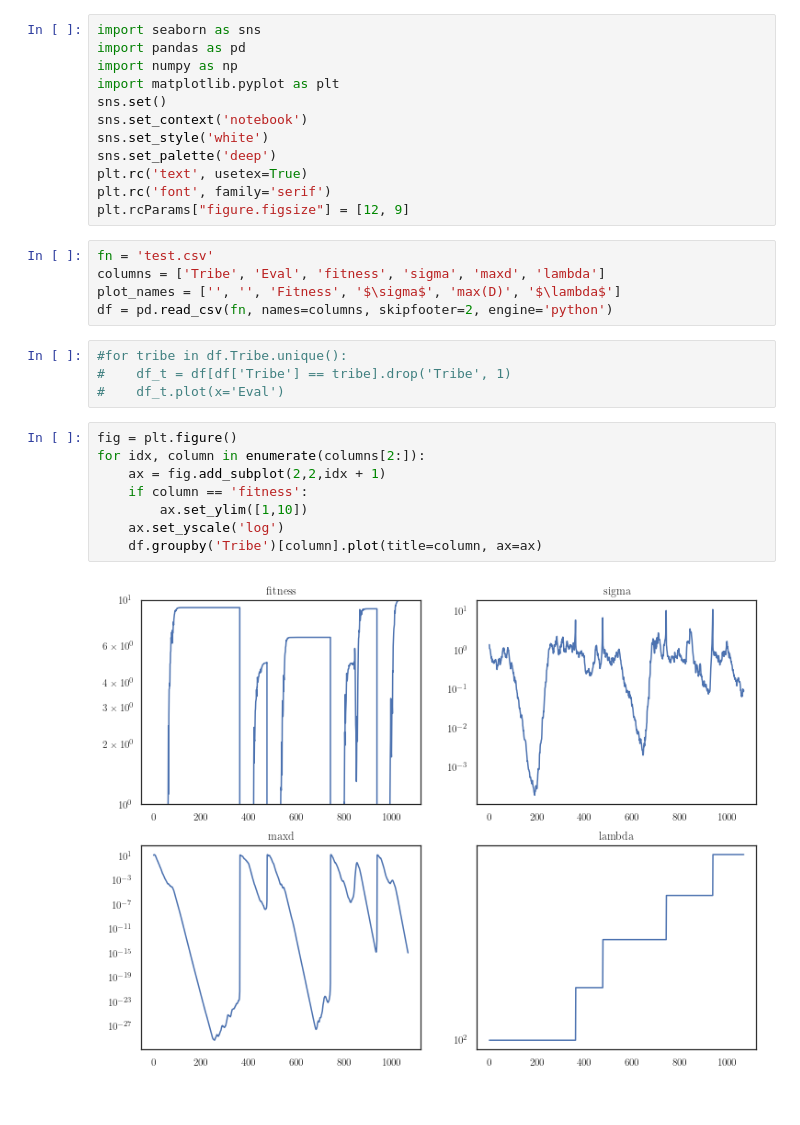
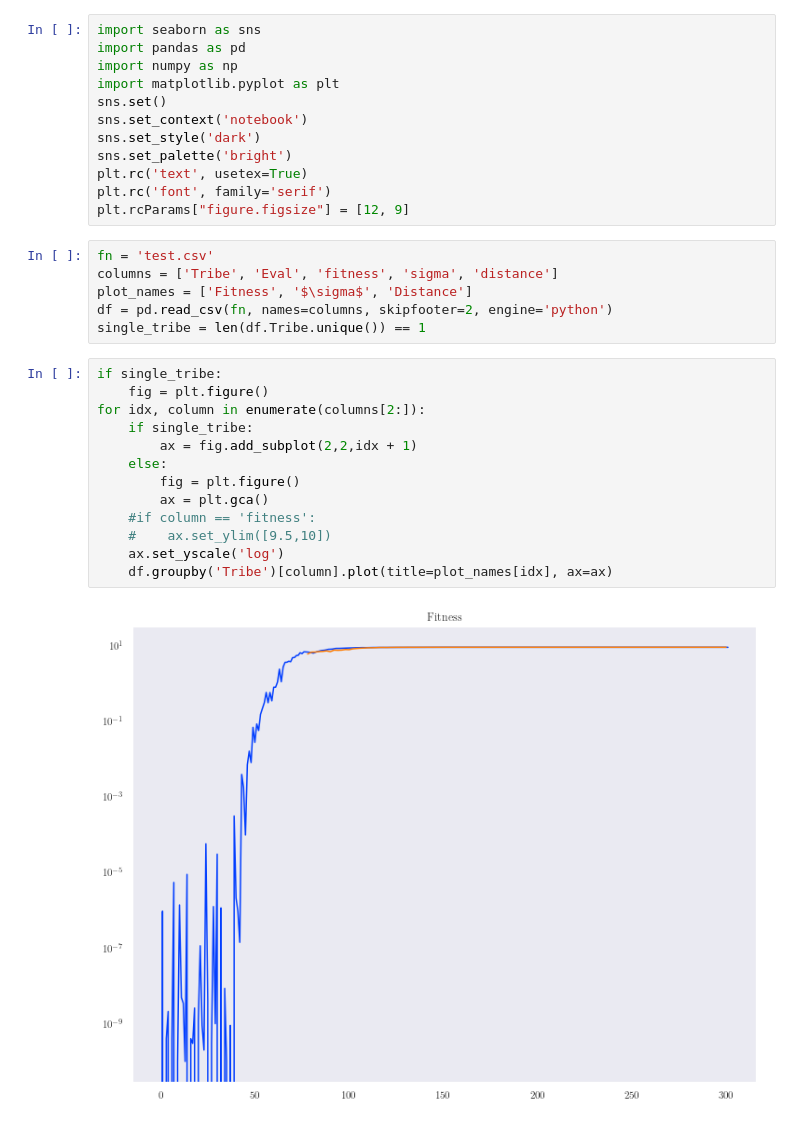
Before and after one commit to morris-frank/adaptive_splitting_cma-es, a Jupyter notebook: CSVPlot.ipynb, the cells around one changed output. Cells and saved outputs as stored; diff of their text form.

Commit message:
updated the splitting and plotting

```diff
--- a/CSVPlot.ipynb
+++ b/CSVPlot.ipynb
@@ -5,27 +5,29 @@ import numpy as np
 import matplotlib.pyplot as plt
 sns.set()
 sns.set_context('notebook')
-sns.set_style('white')
-sns.set_palette('deep')
+sns.set_style('dark')
+sns.set_palette('bright')
 plt.rc('text', usetex=True)
 plt.rc('font', family='serif')
 plt.rcParams["figure.figsize"] = [12, 9]
 # %%
 fn = 'test.csv'
-columns = ['Tribe', 'Eval', 'fitness', 'sigma', 'maxd', 'lambda']
-plot_names = ['', '', 'Fitness', '$\sigma$', 'max(D)', '$\lambda$']
+columns = ['Tribe', 'Eval', 'fitness', 'sigma', 'distance']
+plot_names = ['Fitness', '$\sigma$', 'Distance']
 df = pd.read_csv(fn, names=columns, skipfooter=2, engine='python')
+single_tribe = len(df.Tribe.unique()) == 1
-# %%
-#for tribe in df.Tribe.unique():
-#    df_t = df[df['Tribe'] == tribe].drop('Tribe', 1)
-#    df_t.plot(x='Eval')
 # %%
-fig = plt.figure()
+if single_tribe:
+    fig = plt.figure()
 for idx, column in enumerate(columns[2:]):
-    ax = fig.add_subplot(2,2,idx + 1)
-    if column == 'fitness':
-        ax.set_ylim([1,10])
+    if single_tribe:
+        ax = fig.add_subplot(2,2,idx + 1)
+    else:
+        fig = plt.figure()
+        ax = plt.gca()
+    #if column == 'fitness':
+    #    ax.set_ylim([9.5,10])
     ax.set_yscale('log')
-    df.groupby('Tribe')[column].plot(title=column, ax=ax)
+    df.groupby('Tribe')[column].plot(title=plot_names[idx], ax=ax)
 # %% [output]
-[figure, old version]
+[figure, new version]
```
Also changed, not shown: parts of 1 cell of this notebook, 1 other file.
